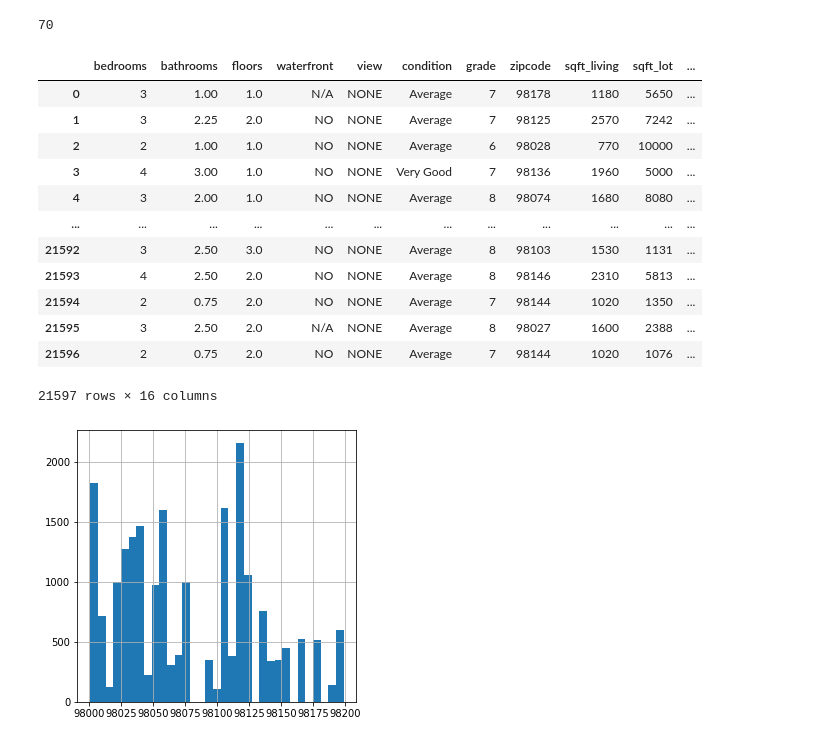
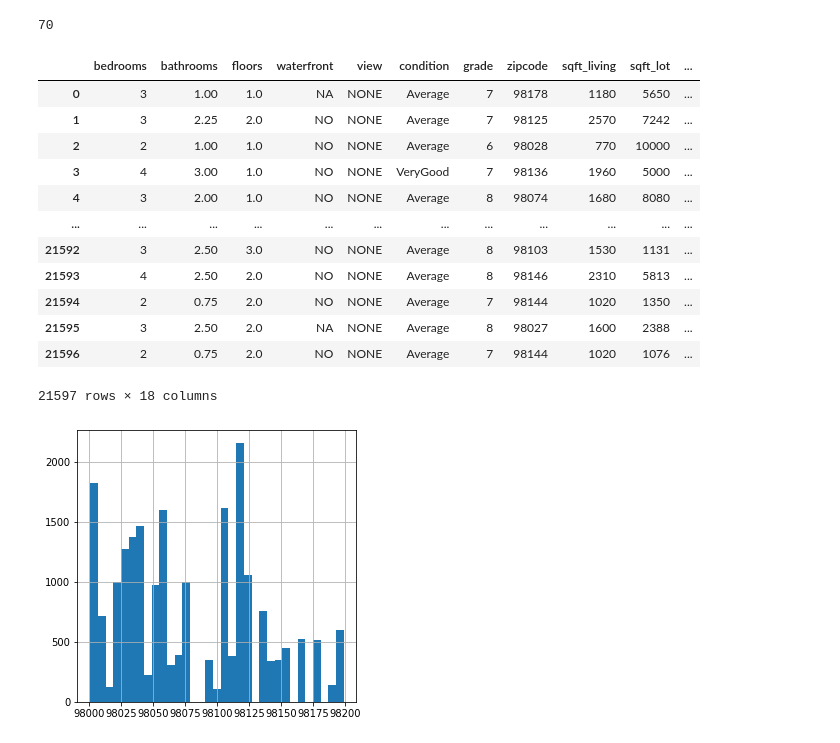
Before and after one commit to ntdoris/dsc-phase-2-project-v2-3, a Jupyter notebook: student.ipynb, the cells around one changed output. Drawn from its saved outputs; the diff is of its cells as text; code cells hidden in the pictures.

```diff
--- a/student.ipynb
+++ b/student.ipynb
@@ -158,11 +163,11 @@ Name: yr_renovated, Length: 70, dtype: int64
 # %% [markdown]
 While there aren't many missing values, a significant number of houses have no view, are not waterfront, or have a 0 value for year renovated. I am inclined not to include these variables in the model as very few houses are impacted by these metrics. Nonetheless, I will perform some feature engineering so that I can see how they impact the model.
 # %%
-X['yr_renovated'][X['yr_renovated'] == 0] = 'N/A'
-X['yr_renovated'][X['yr_renovated'].isna()] = 'N/A'
-set(X['yr_renovated'])
+X['yr_renovated'][X['yr_renovated'] == 0] = 'NA'
+X['yr_renovated'][X['yr_renovated'].isna()] = 'NA'
+print(set(X['yr_renovated']))
 
 #[f(x) if condition else g(x) for x in sequence]
-X['renovated'] = [False if house=='N/A' else True for house in X['yr_renovated']]
+X['renovated'] = [False if house=='NA' else True for house in X['yr_renovated']]
 sum(X['renovated'])
 # %% [output]
@@ -174,5 +180,5 @@ See the caveats in the documentation: https://pandas.pydata.org/pandas-docs/stab
 # %%
-X['view'][X['view'].isna()] = 'N/A'
+X['view'][X['view'].isna()] = 'NA'
 set(X['view'])
 # %% [output]
 A value is trying to be set on a copy of a slice from a DataFrame
@@ -183,5 +189,5 @@ See the caveats in the documentation: https://pandas.pydata.org/pandas-docs/stab
 # %%
-X['waterfront'][X['waterfront'].isna()] = 'N/A'
+X['waterfront'][X['waterfront'].isna()] = 'NA'
 X['waterfront'].value_counts()
 # %% [output]
 A value is trying to be set on a copy of a slice from a DataFrame
@@ -243,0 +250,3 @@ set(X['condition']) # this looks good to go
+# %%
+X['condition'][X['condition']=='Very Good'] = 'VeryGood'
+set(X['condition'])
@@ -364,43 +455,45 @@ len(set(df['zipcode'])) # this will be categorical
 # %%
 relevant_columns = ['bedrooms', # number of bedrooms
                     'bathrooms', # number of bathrooms
                     'floors', # number of floors (levels) in the house
                     'waterfront', # whether the house is on the waterfront
                     'view', # quality of view from house
                     'condition', # How good the overall condition of the house is;
                                  # Related to maintenance of house.
                     'grade', # Overall grade of the house. Related to the construction and design of the house
                     'zipcode', #  zip code
                     'sqft_living', # sq. ft. of living space
                     'sqft_lot', # Square footage of the lot
                     'sqft_above', # Square footage of house apart from basement
                     'yr_built', # year house was built
                     'sqft_living15', # sq. ft. of interior housing living space for the nearest 15 neighbors
                     'sqft_lot15', # sq. ft. of the land lots of the nearest 15 neighbors
                     'mth_sold', # month house was sold
-                    'date' # date house was sold
+                    'date', # date house was sold
+                    'lat',
+                    'renovated'
                    ]
 
 categoricals = ['waterfront', 'mth_sold', 'view', 'condition', 'zipcode', 'waterfront']
 continuous = ['bedrooms', 'bathrooms', 'sqft_living', 'sqft_lot', 'sqft_above', 'date', 'grade',
-              'yr_built', 'sqft_living15', 'sqft_lot15', 'floors']
+              'yr_built', 'sqft_living15', 'sqft_lot15', 'floors', 'lat', 'renovated']
 
 X = X[relevant_columns]
 X
 # %% [output]
 |  | bedrooms | bathrooms | floors | waterfront | view | condition | grade | zipcode | sqft_living | sqft_lot | ... |
-| 0 | 3 | 1.00 | 1.0 | N/A | NONE | Average | 7 | 98178 | 1180 | 5650 | ... |
+| 0 | 3 | 1.00 | 1.0 | NA | NONE | Average | 7 | 98178 | 1180 | 5650 | ... |
 | 1 | 3 | 2.25 | 2.0 | NO | NONE | Average | 7 | 98125 | 2570 | 7242 | ... |
 | 2 | 2 | 1.00 | 1.0 | NO | NONE | Average | 6 | 98028 | 770 | 10000 | ... |
-| 3 | 4 | 3.00 | 1.0 | NO | NONE | Very Good | 7 | 98136 | 1960 | 5000 | ... |
+| 3 | 4 | 3.00 | 1.0 | NO | NONE | VeryGood | 7 | 98136 | 1960 | 5000 | ... |
 | 4 | 3 | 2.00 | 1.0 | NO | NONE | Average | 8 | 98074 | 1680 | 8080 | ... |
 | ... | ... | ... | ... | ... | ... | ... | ... | ... | ... | ... | ... |
 | 21592 | 3 | 2.50 | 3.0 | NO | NONE | Average | 8 | 98103 | 1530 | 1131 | ... |
 | 21593 | 4 | 2.50 | 2.0 | NO | NONE | Average | 8 | 98146 | 2310 | 5813 | ... |
 | 21594 | 2 | 0.75 | 2.0 | NO | NONE | Average | 7 | 98144 | 1020 | 1350 | ... |
-| 21595 | 3 | 2.50 | 2.0 | N/A | NONE | Average | 8 | 98027 | 1600 | 2388 | ... |
+| 21595 | 3 | 2.50 | 2.0 | NA | NONE | Average | 8 | 98027 | 1600 | 2388 | ... |
 | 21596 | 2 | 0.75 | 2.0 | NO | NONE | Average | 7 | 98144 | 1020 | 1076 | ... |
-21597 rows × 16 columns
+21597 rows × 18 columns
 # %%
 X['zipcode'].hist(figsize=[5, 5], bins='auto');
 # %% [output]
```
Also changed, not shown: parts of 46 cells of this notebook.
